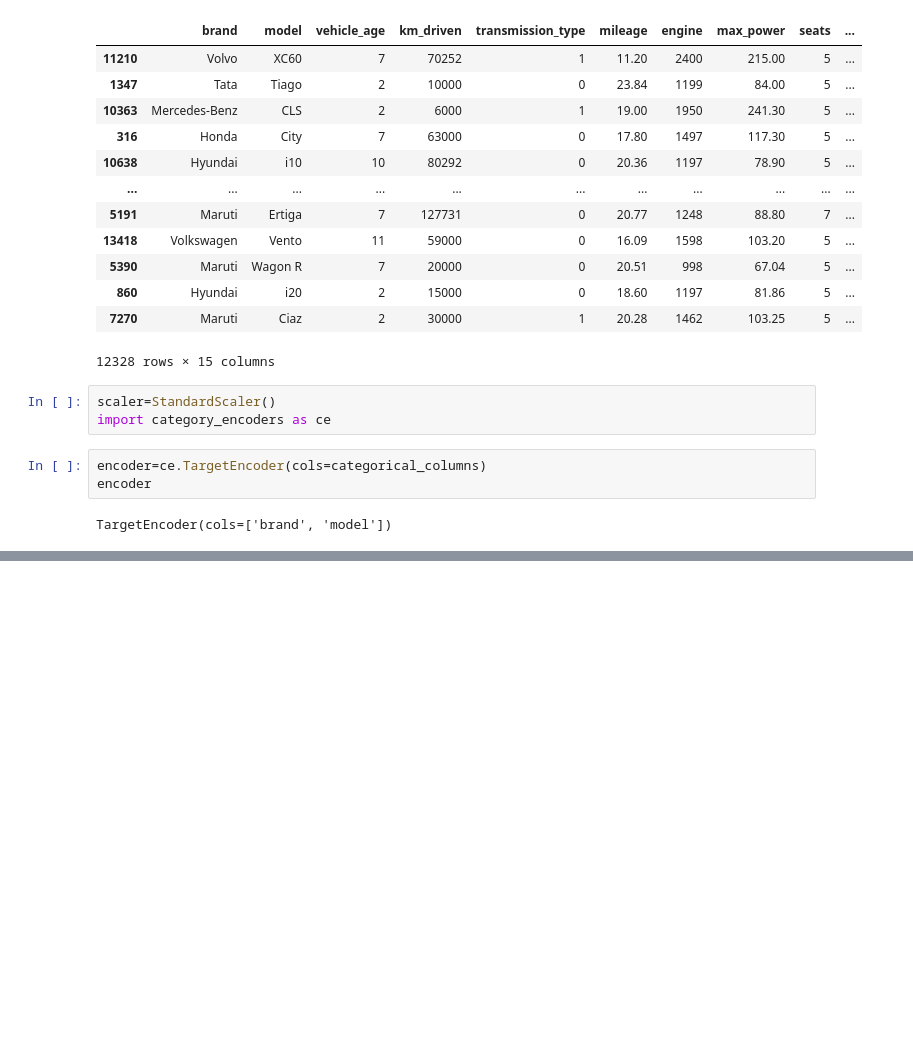
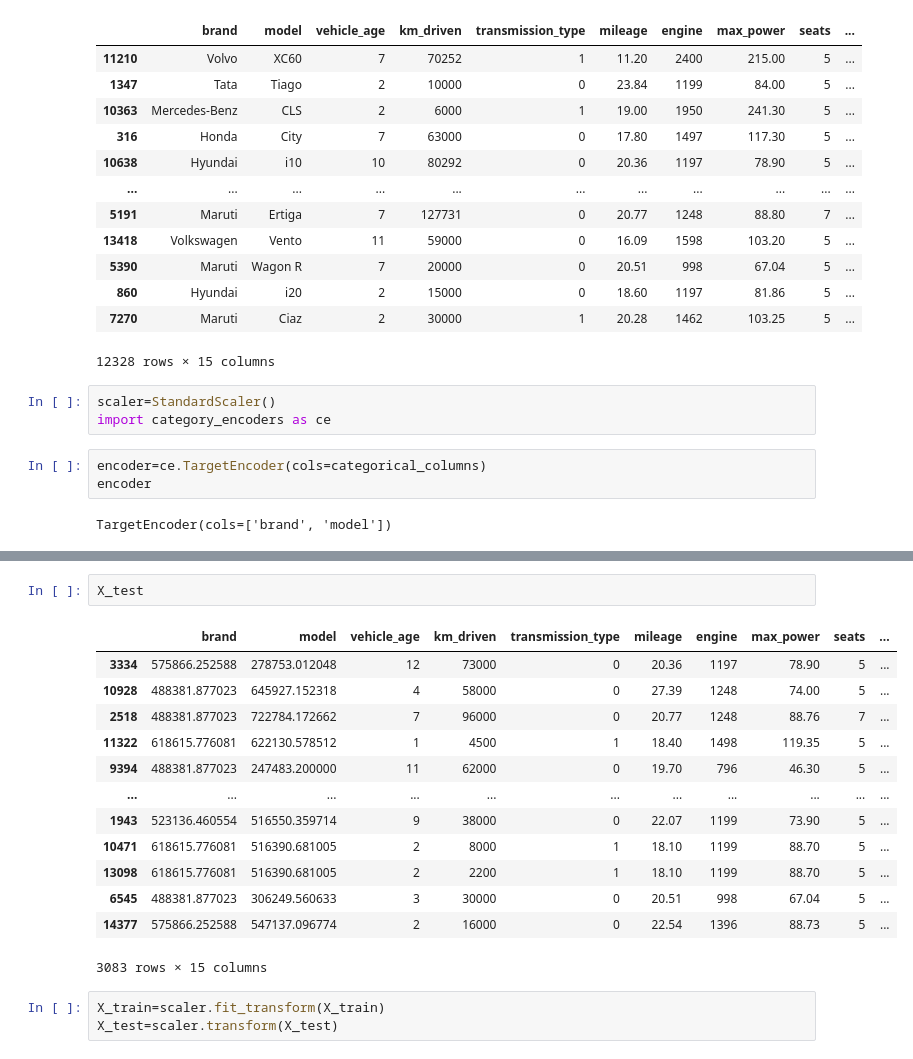
Before and after one commit to 1404Samyak/Random_Forest-_Regressor, a Jupyter notebook: carprice.ipynb, the cells around one changed output, grey strips where cells are left out. Saved outputs shown, nothing was run; the diff lists cells and outputs as text; blank space fills up the shorter version.

```diff
--- a/carprice.ipynb
+++ b/carprice.ipynb
@@ -150,0 +173,19 @@ TargetEncoder(cols=['brand', 'model'])
+# %%
+X_test
+# %% [output]
+|  | brand | model | vehicle_age | km_driven | transmission_type | mileage | engine | max_power | seats | ... |
+| 3334 | 575866.252588 | 278753.012048 | 12 | 73000 | 0 | 20.36 | 1197 | 78.90 | 5 | ... |
+| 10928 | 488381.877023 | 645927.152318 | 4 | 58000 | 0 | 27.39 | 1248 | 74.00 | 5 | ... |
+| 2518 | 488381.877023 | 722784.172662 | 7 | 96000 | 0 | 20.77 | 1248 | 88.76 | 7 | ... |
+| 11322 | 618615.776081 | 622130.578512 | 1 | 4500 | 1 | 18.40 | 1498 | 119.35 | 5 | ... |
+| 9394 | 488381.877023 | 247483.200000 | 11 | 62000 | 0 | 19.70 | 796 | 46.30 | 5 | ... |
+| ... | ... | ... | ... | ... | ... | ... | ... | ... | ... | ... |
+| 1943 | 523136.460554 | 516550.359714 | 9 | 38000 | 0 | 22.07 | 1199 | 73.90 | 5 | ... |
+| 10471 | 618615.776081 | 516390.681005 | 2 | 8000 | 1 | 18.10 | 1199 | 88.70 | 5 | ... |
+| 13098 | 618615.776081 | 516390.681005 | 2 | 2200 | 1 | 18.10 | 1199 | 88.70 | 5 | ... |
+| 6545 | 488381.877023 | 306249.560633 | 3 | 30000 | 0 | 20.51 | 998 | 67.04 | 5 | ... |
+| 14377 | 575866.252588 | 547137.096774 | 2 | 16000 | 0 | 22.54 | 1396 | 88.73 | 5 | ... |
+3083 rows × 15 columns
+# %%
+X_train=scaler.fit_transform(X_train)
+X_test=scaler.transform(X_test)
```
Also changed, not shown: parts of 5 cells of this notebook.
